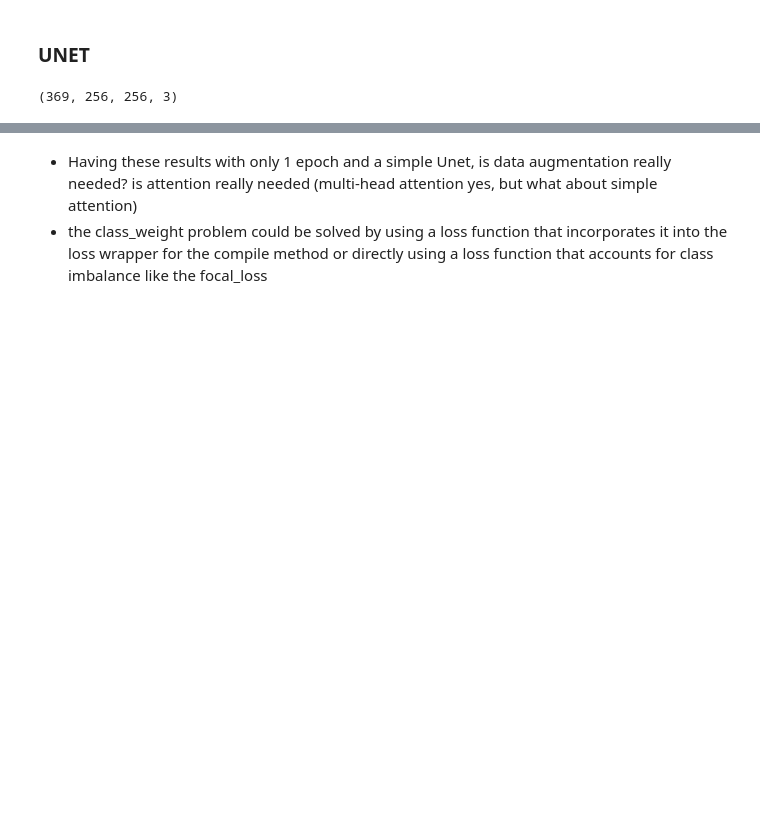
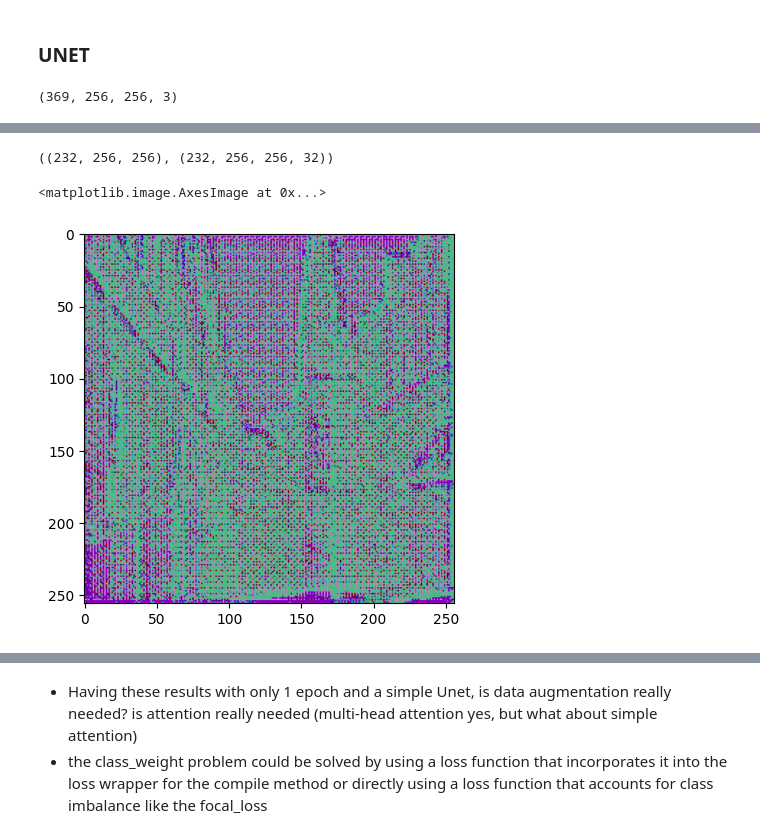
Before and after one commit to DavidAlexanderMoe/Road-Semantic-Segmentation-with-Unets, a Jupyter notebook: Script.ipynb, the cells around one changed output, grey strips where cells are left out. Saved outputs shown, nothing was run; the diff lists cells and outputs as text; code cells hidden in the pictures; blank space fills up the shorter version.

```diff
--- a/Script.ipynb
+++ b/Script.ipynb
@@ -319,3 +477,15 @@ y_pred_argmax2=np.argmax(y_pred2, axis=3)
+# %%
+y_pred_argmax.shape, y_pred.shape
+# %% [output]
+((232, 256, 256), (232, 256, 256, 32))
+# %%
+new_rgb_mask = np.apply_along_axis(map_class_to_rgb, -1, np.expand_dims(np.argmax(y_pred, axis=-1), -1))
+# plt.imshow(new_rgb_mask)
+# %%
+plt.imshow(new_rgb_mask[0])
+# %% [output]
+<matplotlib.image.AxesImage at 0x...>
+[figure, added]
 # %%
 show_pairs(test_masks[0], y_pred_argmax[0,:,:])
 # %% [output]
```
Also changed, not shown: parts of 22 cells of this notebook, 3 other files.
